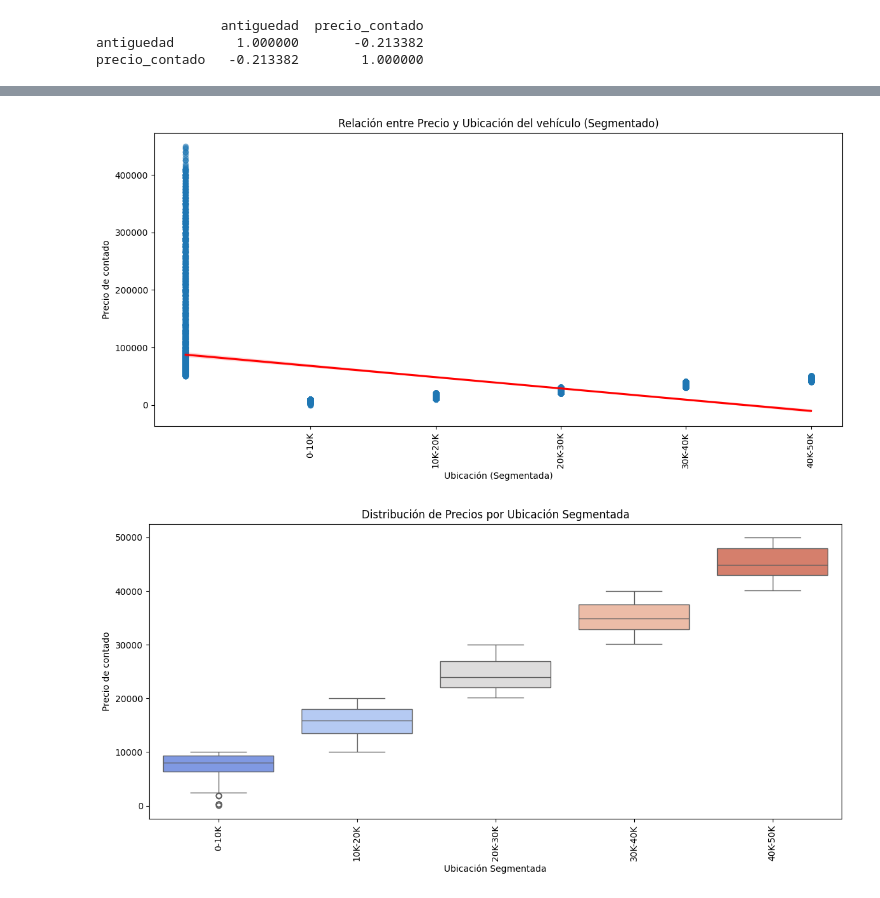
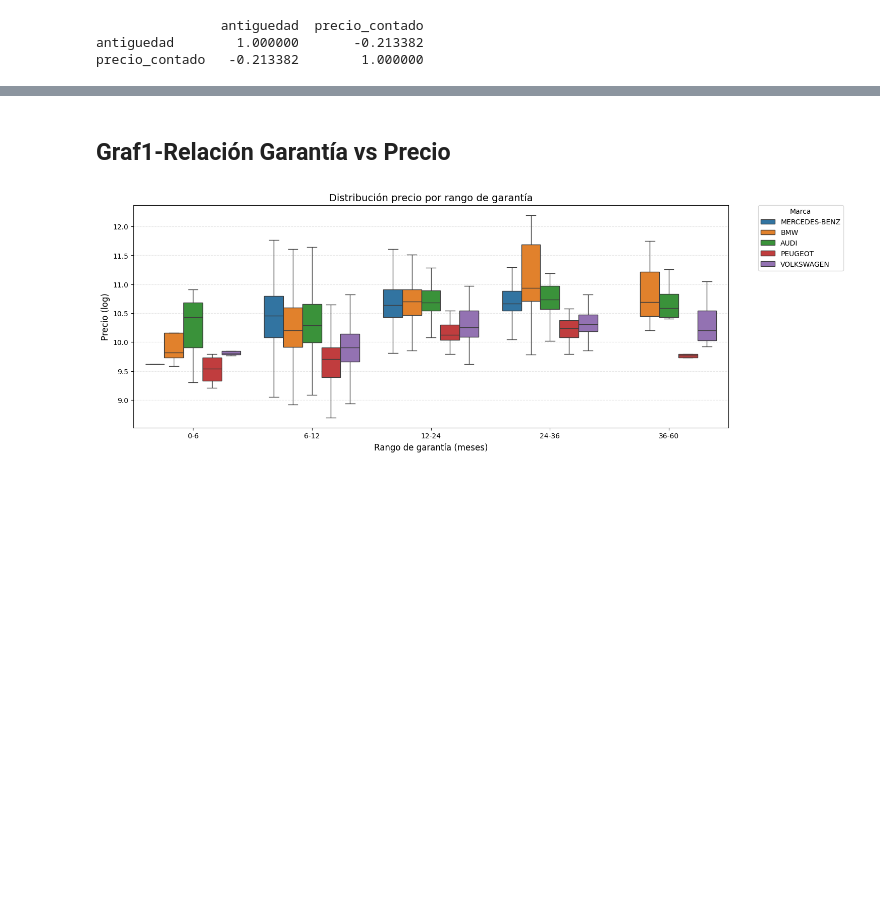
Before and after one commit to CristianT10/Proyecto-, a Jupyter notebook: Coches_Segunda_Mano2.ipynb, the cells around one changed output, grey strips where cells are left out. Cells and saved outputs as stored; diff of their text form; code cells hidden in the pictures; blank space fills up the shorter version.

```diff
--- a/Coches_Segunda_Mano2.ipynb
+++ b/Coches_Segunda_Mano2.ipynb
@@ -158,9 +151,0 @@ Name: garantia_limpia, Length: 9249, dtype: int64
-# %%
-#boxplot agrupados
-
-# Gráfico de dispersión con regresión lineal
-sns.regplot(x=df["garantia_limpia"], y=df["precio_contado"], scatter_kws={"alpha": 0.5}, line_kws={"color": "red"})
-df["garantia_rango"] = pd.cut(df["garantia_limpia"], bins=[0, 6, 12, 24, 36, 60], labels=["0-6", "6-12", "12-24", "24-36", "36-60"])
-sns.boxplot(x=df["garantia_rango"], y=df["precio_contado"])
-
-plt.ylim(0, 500000)
@@ -181,29 +151,0 @@ plt.show()
-# %%
-# Crear una nueva variable con agrupación por regiones (ajústalo según la estructura de tu dataset)
-df_filtrado.loc[:, "ubicacion_rango"] = pd.cut(df_filtrado["precio_contado"], bins=[0, 10000, 20000, 30000, 40000, 50000],
-                                               labels=["0-10K", "10K-20K", "20K-30K", "30K-40K", "40K-50K"])
-
-# Gráfico de dispersión con regresión lineal
-plt.figure(figsize=(14,6))
-sns.regplot(x=df_filtrado["ubicacion_rango"].cat.codes, y=df_filtrado["precio_contado"],
-            scatter_kws={"alpha": 0.5}, line_kws={"color": "red"})
-
-plt.xlabel("Ubicación (Segmentada)")
-plt.ylabel("Precio de contado")
-plt.title("Relación entre Precio y Ubicación del vehículo (Segmentado)")
-plt.xticks(ticks=range(len(df_filtrado["ubicacion_rango"].cat.categories)),
-           labels=df_filtrado["ubicacion_rango"].cat.categories, rotation=90)
-plt.show()
-
-# Gráfico de cajas para analizar distribución de precios por ubicación agrupada
-plt.figure(figsize=(14,6))
-sns.boxplot(x=df_filtrado["ubicacion_rango"], y=df_filtrado["precio_contado"], hue=df_filtrado["ubicacion_rango"], palette="coolwarm", legend=False)
-
-plt.title("Distribución de Precios por Ubicación Segmentada")
-plt.xlabel("Ubicación Segmentada")
-plt.ylabel("Precio de contado")
-plt.xticks(rotation=90)
-plt.show()
-# %% [output]
-[figure, removed]
-[figure, removed]
@@ -211,0 +152,2 @@ plt.show()
+# %% [markdown]
+## Graf1-Relación Garantía vs Precio ##
@@ -211,0 +168,36 @@ plt.show()
+# %%
+modelos_top5 = df["marca"].value_counts().index[:5]
+df_filtrado_modelos = df[df["marca"].isin(modelos_top5)].copy()
+
+# 2. Aplicar transformación logarítmica al precio
+df_filtrado_modelos["precio_log"] = np.log1p(df_filtrado_modelos["precio_contado"])
+
+# 3. Crear rangos de garantía
+df_filtrado_modelos["garantia_rango"] = pd.cut(
+    df_filtrado_modelos["garantia_limpia"],
+    bins=[0, 6, 12, 24, 36, 60],
+    labels=["0-6", "6-12", "12-24", "24-36", "36-60"]
+)
+
+plt.figure(figsize=(15, 10))
+plt.subplot(2, 1, 2)  # 2 filas, 1 columna, posición 2
+boxplot = sns.boxplot(
+    data=df_filtrado_modelos,
+    x="garantia_rango",
+    y="precio_log",
+    hue="marca",
+    palette="tab10",
+    showfliers=False
+)
+plt.title("Distribución precio por rango de garantía", fontsize=14)
+plt.xlabel("Rango de garantía (meses)", fontsize=12)
+plt.ylabel("Precio (log)", fontsize=12)
+plt.grid(True, axis='y', linestyle='--', alpha=0.3)
+
+# Mover la leyenda a una posición adecuada y ajustar su tamaño
+plt.legend(bbox_to_anchor=(1.05, 1), loc='upper left', borderaxespad=0., title='Marca')
+
+plt.tight_layout()
+plt.show()
+# %% [output]
+[figure, added]
```
Also changed, not shown: parts of 34 cells of this notebook.
